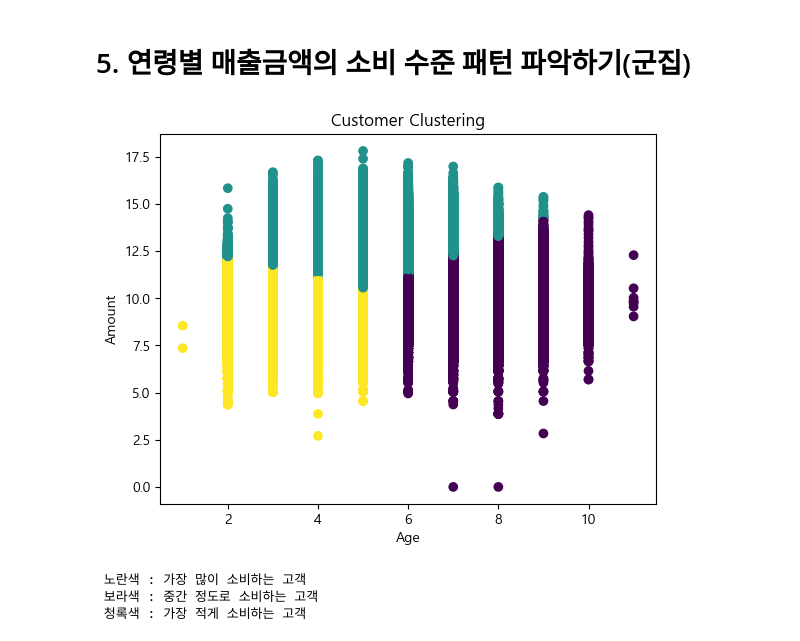
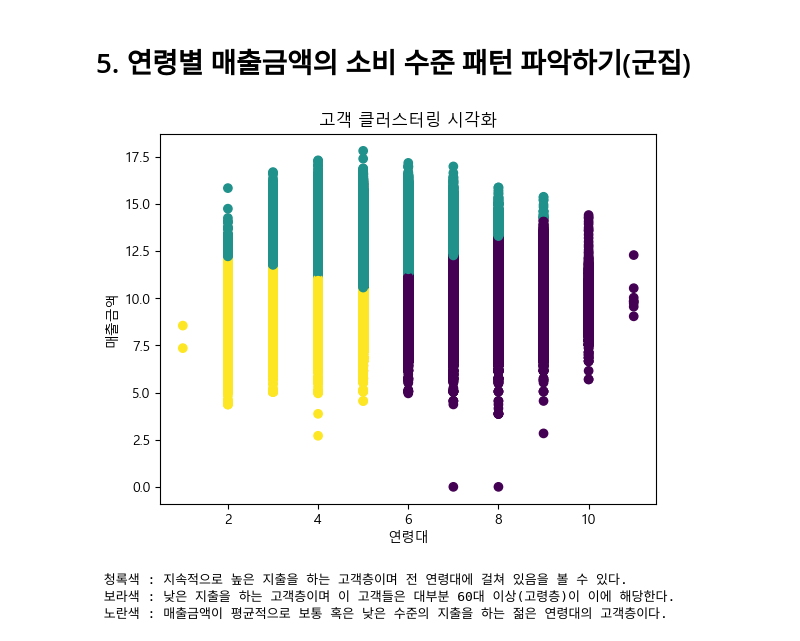
Before and after one commit to ESTCAMP-Team5/first_project, a Jupyter notebook: credit_card_usage_modeling/workspace/EDA/minseok/data/card2.ipynb, the cells around one changed output. Saved outputs shown, nothing was run; the diff lists cells and outputs as text; code cells hidden in the pictures.

```diff
--- a/credit_card_usage_modeling/workspace/EDA/minseok/data/card2.ipynb
+++ b/credit_card_usage_modeling/workspace/EDA/minseok/data/card2.ipynb
@@ -221,3 +222,5 @@ print(f"p값 : {p_value}")
 # %% [output]
 상관계수 : 0.01707665463305859
 p값 : 3.8442665126135742e-112
+# %%
+df_encoded = pd.get_dummies(df, columns=['sex']).astype(float)
@@ -231,6 +318,9 @@ p값 : 3.8442665126135742e-112
 #다만 p-value값이 대부분 0.05보다 작으므로 F값은 값이 클수록 집단 간 유의미한 관계가 있다고 볼 수 있으므로 F값이 크면서 p-value값이 작은 값들을 찾아보면
 #sex : cnt > amt > age > ta_ymd > AvgTemp > hour > cty_rgn_no 순으로 변수와 유의미한 관계가 있다.
 #통계적으로 성별은 cnt의 영향을 제일 많이 받음을 알 수 있으며, 성별에 따라 커피 매출에 어느정도 영향을 받음을 알 수 있다.
+df_encoded['sex'] = df_encoded[['sex_F', 'sex_M']].idxmax(axis=1).str.replace('sex_', '')
+df = df_encoded.drop(columns=['sex_F', 'sex_M'])
+
 for cat in cat_cols:
     for num in num_cols:
         groups = [df[df[cat]==level][num]for level in df[cat].unique()]
@@ -547,22 +643,22 @@ print("토요일에 매출이 가장 높다")
 # %%
 #연령대와 매출금액 간에 패턴 시각화하기
 X = df[['age', 'amt']]
 
 # KMeans 모델 적용
 kmeans = KMeans(n_clusters=3, random_state=42)
 df['cluster'] = kmeans.fit_predict(X)
 
 # 클러스터 시각화
 plt.scatter(X['age'], X['amt'], c=df['cluster'], cmap='viridis')
-plt.xlabel('Age')
-plt.ylabel('Amount')
-plt.title('Customer Clustering')
+plt.xlabel('연령대')
+plt.ylabel('매출금액')
+plt.title('고객 클러스터링 시각화')
 plt.show()
-print(" 노란색 : 가장 많이 소비하는 고객" \
-"\n 보라색 : 중간 정도로 소비하는 고객" \
-"\n 청록색 : 가장 적게 소비하는 고객")
+print(" 청록색 : 지속적으로 높은 지출을 하는 고객층이며 전 연령대에 걸쳐 있음을 볼 수 있다." \
+"\n 보라색 : 낮은 지출을 하는 고객층이며 이 고객들은 대부분 60대 이상(고령층)이 이에 해당한다." \
+"\n 노란색 : 매출금액이 평균적으로 보통 혹은 낮은 수준의 지출을 하는 젊은 연령대의 고객층이다.")
 # %% [output]
-[figure, old version]
+[figure, new version]
- 노란색 : 가장 많이 소비하는 고객
- 보라색 : 중간 정도로 소비하는 고객
- 청록색 : 가장 적게 소비하는 고객
+ 청록색 : 지속적으로 높은 지출을 하는 고객층이며 전 연령대에 걸쳐 있음을 볼 수 있다.
+ 보라색 : 낮은 지출을 하는 고객층이며 이 고객들은 대부분 60대 이상(고령층)이 이에 해당한다.
+ 노란색 : 매출금액이 평균적으로 보통 혹은 낮은 수준의 지출을 하는 젊은 연령대의 고객층이다.
```
Also changed, not shown: parts of 15 cells of this notebook.
